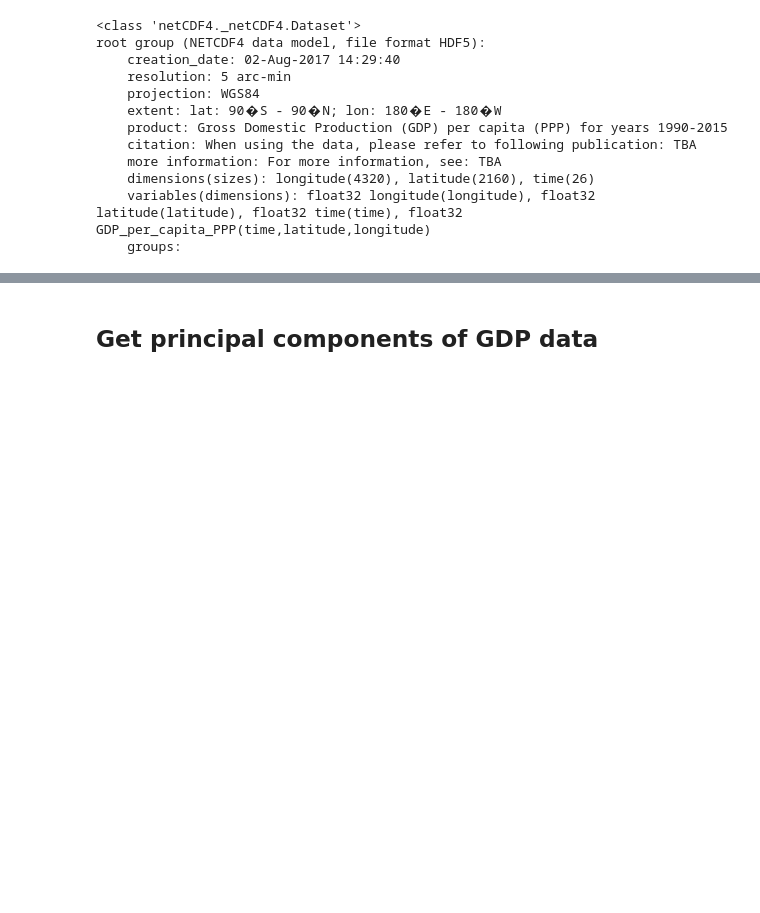
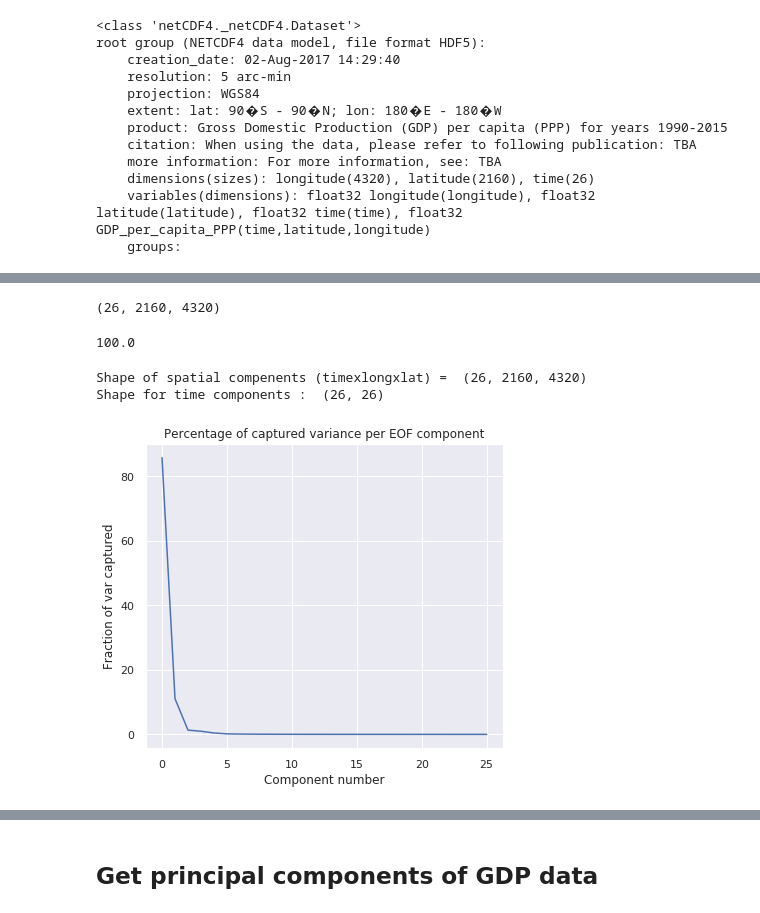
Before and after one commit to ArmaanBhullar/grid_gdp_analysis, a Jupyter notebook: gdp_analysis.ipynb, the cells around one changed output, grey strips where cells are left out. Cells and saved outputs as stored; diff of their text form; code cells hidden in the pictures; blank space fills up the shorter version.

```diff
--- a/gdp_analysis.ipynb
+++ b/gdp_analysis.ipynb
@@ -35,0 +57,47 @@ gdp shape :  (2160, 4320)
+# %%
+def correct_orient(data):
+    """
+    reinverts to plot correctly (human)
+    """
+    return data[:, :]
+def get_data_as_np_array(cdf_data):
+    """
+    1. construct np array : timexlatxlong
+    2. Fixes orientation
+    """
+    data_arr = []
+    for i in tqdm.tqdm(range(26)):
+        data = cdf_data.variables['GDP_per_capita_PPP'][i,:,:].data
+        data_arr.append(correct_orient(data))
+    return np.array(data_arr)
+gdp_arr = get_data_as_np_array(gdp)
+# %%
+gdp_arr.shape
+# %% [output]
+(26, 2160, 4320)
+# %%
+from eofs.standard import Eof
+import importlib as imp
+# imp.reload(Eof)
+solver = Eof(gdp_arr)
+# %%
+np.sum(var_frac*100)
+# %% [output]
+100.0
+# %%
+spatial_components = solver.eofs()
+pc_time = solver.pcs()
+dims = (len(lats), len(lons))
+var_frac = solver.varianceFraction()
+print("Shape of spatial compenents (timexlongxlat) = ", spatial_components.shape)
+print("Shape for time components : ", pc_time.shape)
+fig, ax = plt.subplots()
+ax.plot(range(len(var_frac)), 100*var_frac)
+ax.set_title("Percentage of captured variance per EOF component")
+ax.set_xlabel("Component number")
+ax.set_ylabel("Fraction of var captured")
+plt.savefig('./plots/EOF/variance_capture_plot.eps', format='eps', dpi=1000)
+# %% [output]
+Shape of spatial compenents (timexlongxlat) =  (26, 2160, 4320)
+Shape for time components :  (26, 26)
+[figure, added]
```
Also changed, not shown: parts of 34 cells of this notebook, 11 other files.
